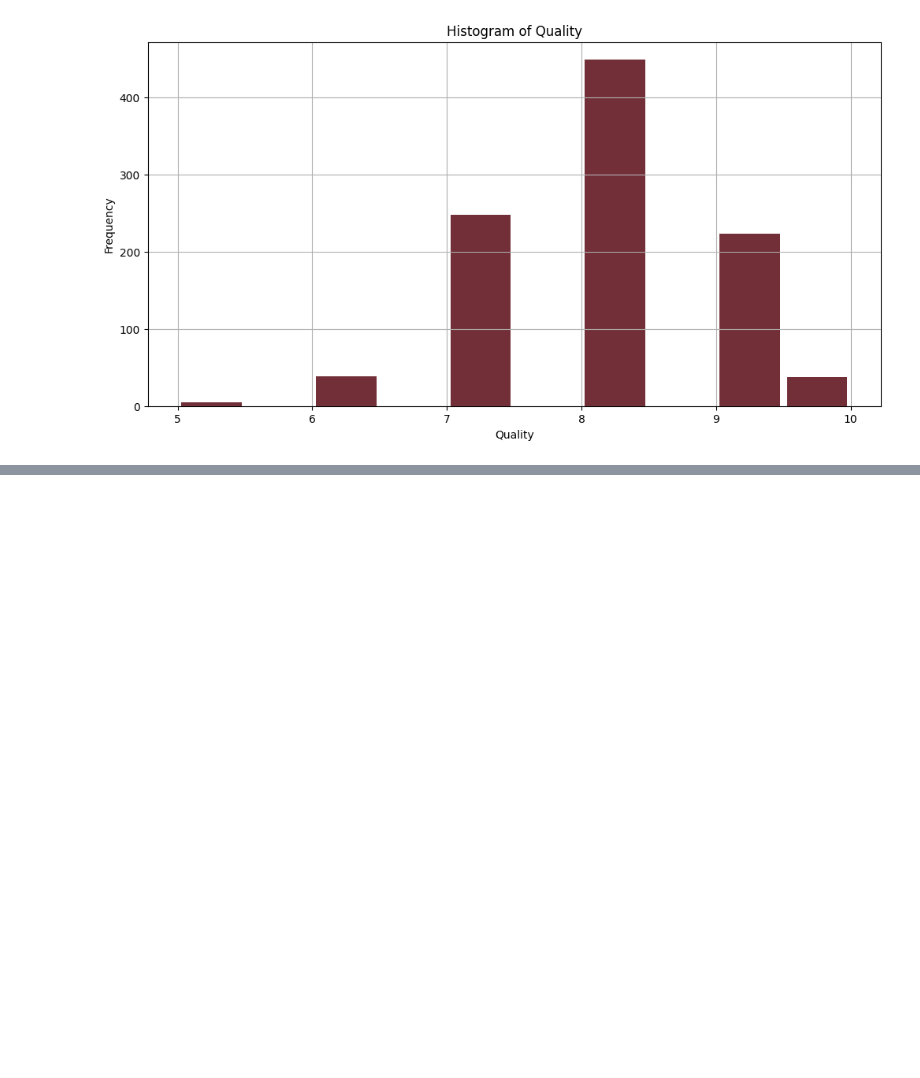
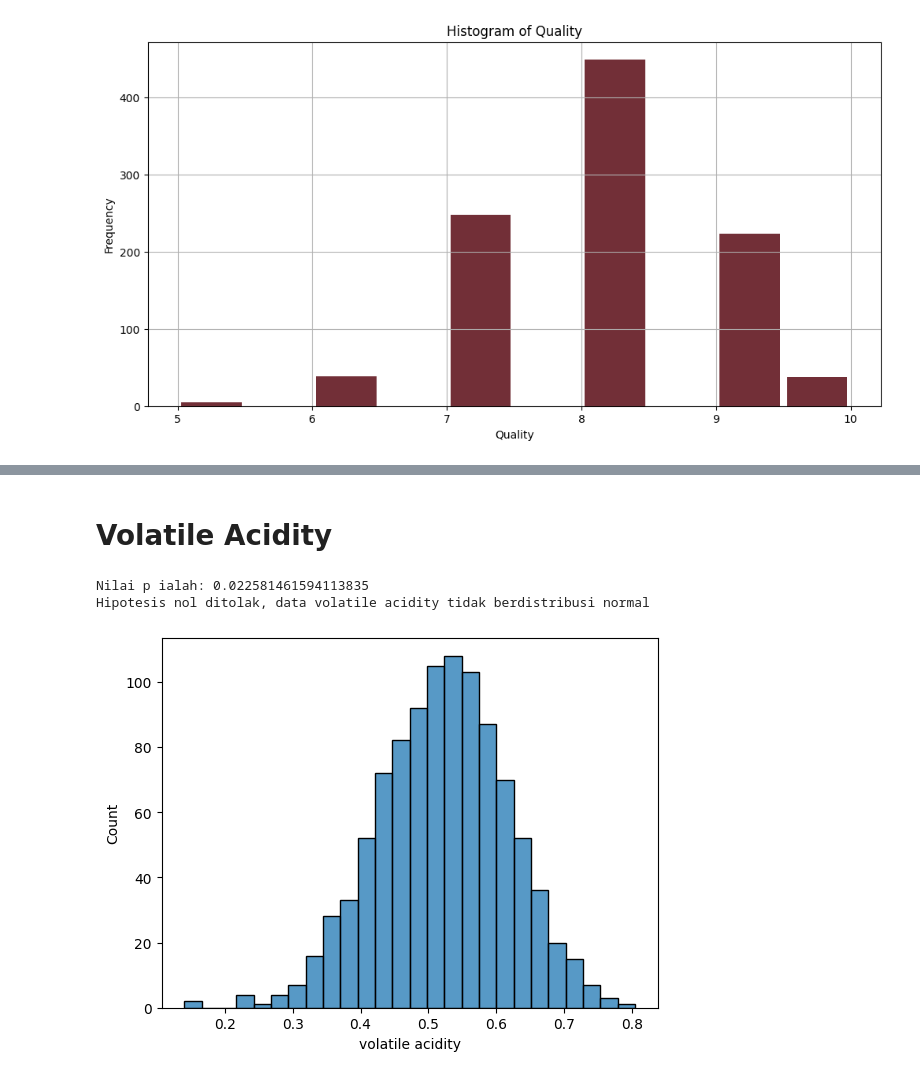
Before and after one commit to goodgirlwannabe/wine, a Jupyter notebook: wine.ipynb, the cells around one changed output, grey strips where cells are left out. Drawn from its saved outputs; the diff is of its cells as text; code cells hidden in the pictures; blank space fills up the shorter version.

```diff
--- a/wine.ipynb
+++ b/wine.ipynb
@@ -1141,0 +1188,16 @@ plt.show()
+# %% [markdown]
+# Volatile Acidity
+# %%
+stat, p = sp.normaltest(df['volatile acidity'])
+a = 0.05
+print(f"Nilai p ialah: {p}")
+if p < a:
+        print('Hipotesis nol ditolak, data volatile acidity tidak berdistribusi normal')
+else:
+        print('Hipotesis nol diterima, data volatile acidity berdistribusi normal')
+sns.histplot(df['volatile acidity'])
+plt.show()
+# %% [output]
+Nilai p ialah: 0.022581461594113835
+Hipotesis nol ditolak, data volatile acidity tidak berdistribusi normal
+[figure, added]
```
Also changed, not shown: parts of 15 cells of this notebook.
